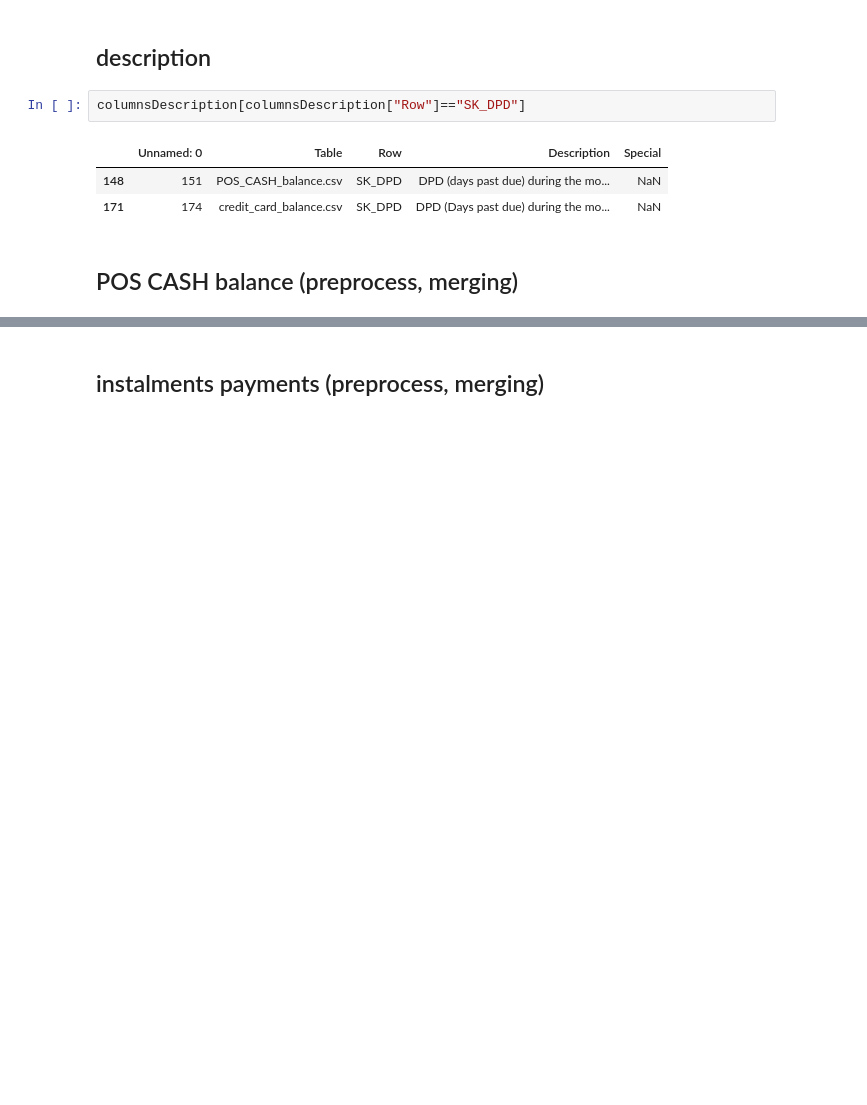
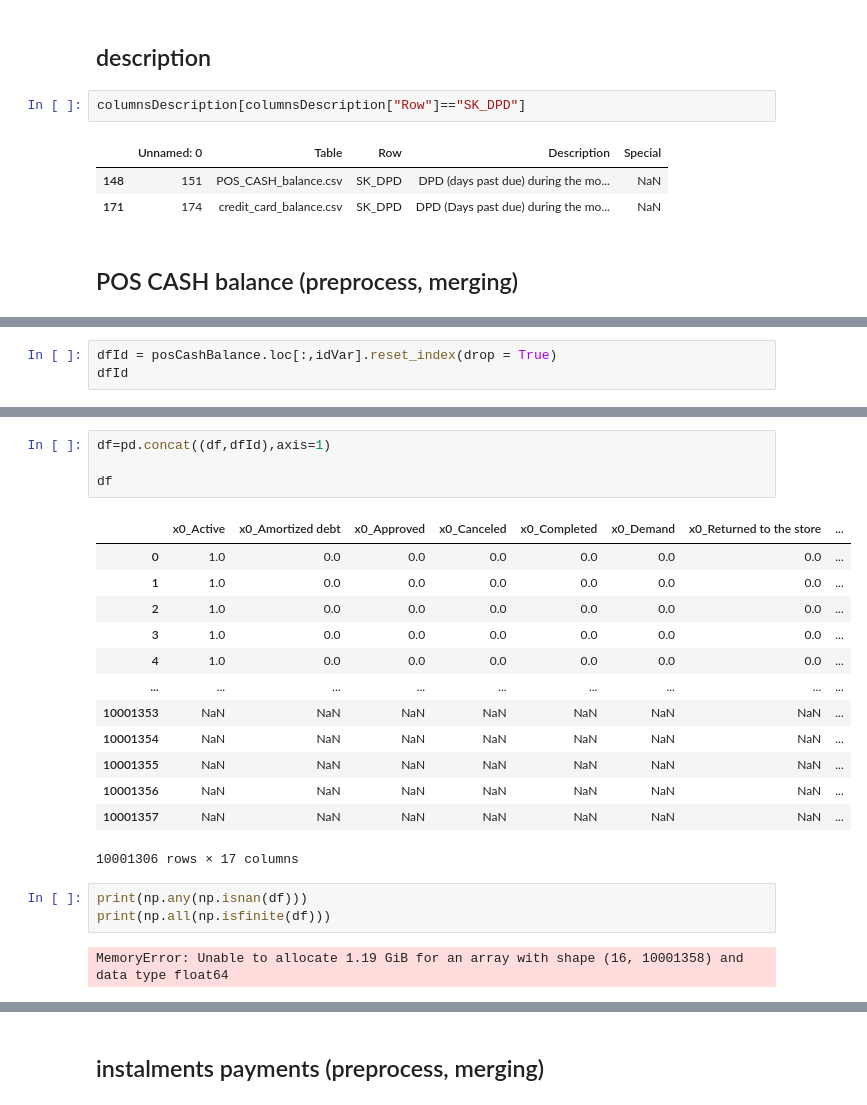
Before and after one commit to laurentgeran/homeCredit, a Jupyter notebook: P7.ipynb, the cells around one changed output, grey strips where cells are left out. Saved outputs shown, nothing was run; the diff lists cells and outputs as text; blank space fills up the shorter version.

```diff
--- a/P7.ipynb
+++ b/P7.ipynb
@@ -629,0 +765,3 @@ columnsDescription[columnsDescription["Row"]=="SK_DPD"]
+# %%
+dfId = posCashBalance.loc[:,idVar].reset_index(drop = True)
+dfId
@@ -629,0 +822,23 @@ columnsDescription[columnsDescription["Row"]=="SK_DPD"]
+# %%
+df=pd.concat((df,dfId),axis=1)
+
+df
+# %% [output]
+|  | x0_Active | x0_Amortized debt | x0_Approved | x0_Canceled | x0_Completed | x0_Demand | x0_Returned to the store | ... |
+| 0 | 1.0 | 0.0 | 0.0 | 0.0 | 0.0 | 0.0 | 0.0 | ... |
+| 1 | 1.0 | 0.0 | 0.0 | 0.0 | 0.0 | 0.0 | 0.0 | ... |
+| 2 | 1.0 | 0.0 | 0.0 | 0.0 | 0.0 | 0.0 | 0.0 | ... |
+| 3 | 1.0 | 0.0 | 0.0 | 0.0 | 0.0 | 0.0 | 0.0 | ... |
+| 4 | 1.0 | 0.0 | 0.0 | 0.0 | 0.0 | 0.0 | 0.0 | ... |
+| ... | ... | ... | ... | ... | ... | ... | ... | ... |
+| 10001353 | NaN | NaN | NaN | NaN | NaN | NaN | NaN | ... |
+| 10001354 | NaN | NaN | NaN | NaN | NaN | NaN | NaN | ... |
+| 10001355 | NaN | NaN | NaN | NaN | NaN | NaN | NaN | ... |
+| 10001356 | NaN | NaN | NaN | NaN | NaN | NaN | NaN | ... |
+| 10001357 | NaN | NaN | NaN | NaN | NaN | NaN | NaN | ... |
+10001306 rows × 17 columns
+# %%
+print(np.any(np.isnan(df)))
+print(np.all(np.isfinite(df)))
+# %% [output]
+MemoryError: Unable to allocate 1.19 GiB for an array with shape (16, 10001358) and data type float64
```
Also changed, not shown: parts of 63 cells of this notebook, 7 other files.
